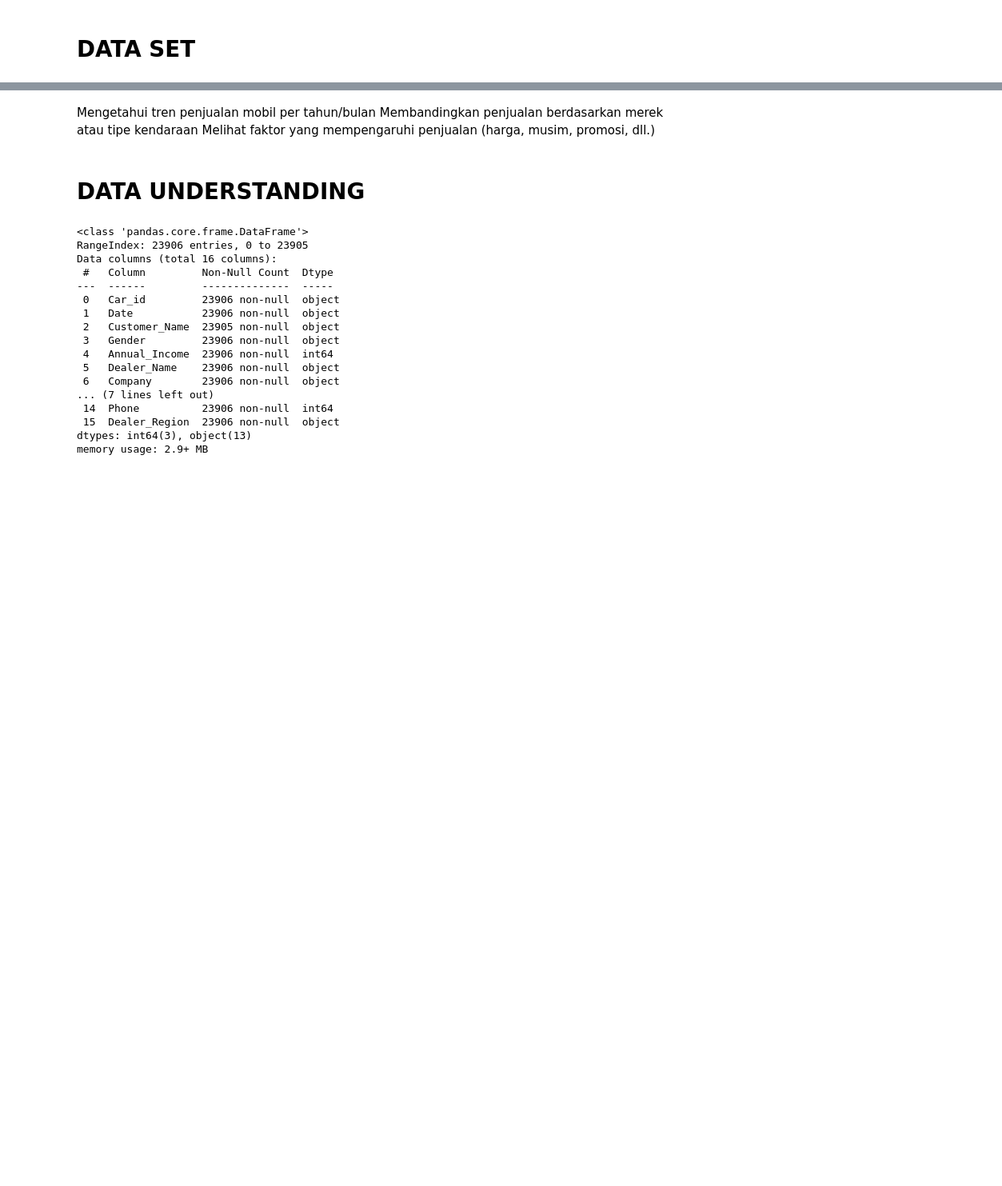
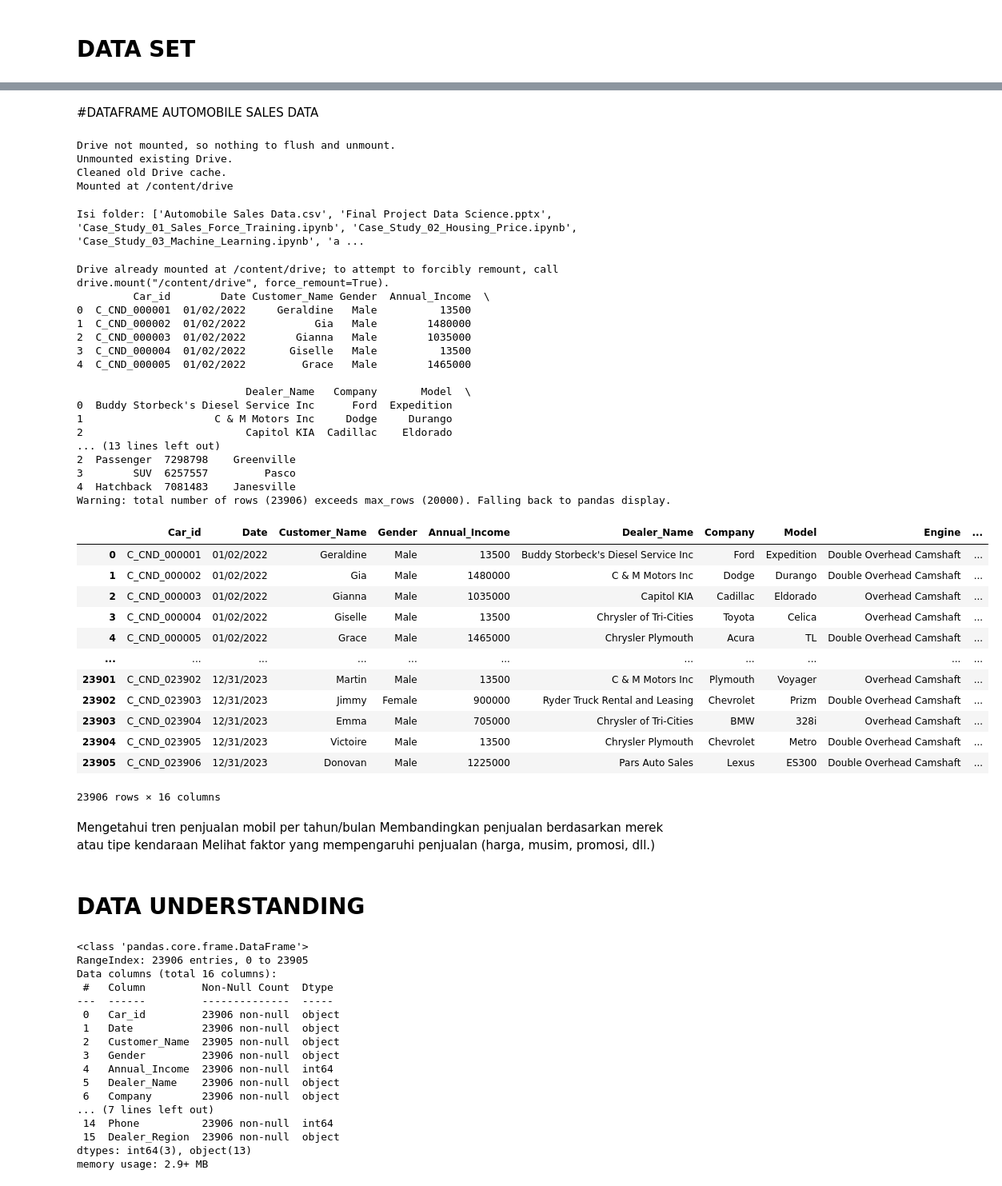
Before and after one commit to rodhipranoto/Final-Project-Data-Science---KelasWork, a Jupyter notebook: Case_Study_03_Machine_Learning.ipynb, the cells around one changed output, grey strips where cells are left out. Shown at 80% size. Drawn from its saved outputs; the diff is of its cells as text; code cells hidden in the pictures; blank space fills up the shorter version.

```diff
--- a/Case_Study_03_Machine_Learning.ipynb
+++ b/Case_Study_03_Machine_Learning.ipynb
@@ -21,3 +16,81 @@ df.head()
+# %% [markdown]
+#DATAFRAME AUTOMOBILE SALES DATA
+# %%
+# STEP 1: bersihin mount & kredensial lama
+from google.colab import drive
+try:
+    drive.flush_and_unmount()
+    print("Unmounted existing Drive.")
+except Exception as e:
+    print("No existing mount to unmount.")
+
+# hapus folder mount & cache kredensial yang bikin konflik
+!rm -rf /content/drive
+!rm -rf /root/.config/Google
+!rm -rf /root/.config/drivefs
+print("Cleaned old Drive cache.")
+
+drive.mount('/content/drive')
+# %% [output]
+Drive not mounted, so nothing to flush and unmount.
+Unmounted existing Drive.
+Cleaned old Drive cache.
+Mounted at /content/drive
+# %%
+import os
+drive_path = "/content/drive/MyDrive/Data science/Klass Work/Proyek/Doc"
+print("Isi folder:", os.listdir(drive_path))
+# %% [output]
+Isi folder: ['Automobile Sales Data.csv', 'Final Project Data Science.pptx', 'Case_Study_01_Sales_Force_Training.ipynb', 'Case_Study_02_Housing_Price.ipynb', 'Case_Study_03_Machine_Learning.ipynb', 'a ...
+# %%
+from google.colab import drive
+import pandas as pd
+from google.colab import data_table
+data_table.enable_dataframe_formatter()
+
+# Mount Google Drive
+drive.mount('/content/drive')
+
+# Setelah mount, cari path file
+# Misal file kamu ada di "My Drive/Datasets/Automobile Sales Data.csv"
+path = '/content/drive/My Drive/Data science/Klass Work/Proyek/Doc/Automobile Sales Data.csv'
+
+# Load CSV
+df = pd.read_csv(path)
+print(df.head())
+
+df   # tabel jadi bisa scroll, sort, filter
+# %% [output]
+Drive already mounted at /content/drive; to attempt to forcibly remount, call drive.mount("/content/drive", force_remount=True).
+         Car_id        Date Customer_Name Gender  Annual_Income  \
+0  C_CND_000001  01/02/2022     Geraldine   Male          13500
+1  C_CND_000002  01/02/2022           Gia   Male        1480000
+2  C_CND_000003  01/02/2022        Gianna   Male        1035000
+3  C_CND_000004  01/02/2022       Giselle   Male          13500
+4  C_CND_000005  01/02/2022         Grace   Male        1465000
+
+                           Dealer_Name   Company       Model  \
+0  Buddy Storbeck's Diesel Service Inc      Ford  Expedition
+1                     C & M Motors Inc     Dodge     Durango
+2                          Capitol KIA  Cadillac    Eldorado
+... (13 lines left out)
+2  Passenger  7298798    Greenville
+3        SUV  6257557         Pasco
+4  Hatchback  7081483    Janesville
+Warning: total number of rows (23906) exceeds max_rows (20000). Falling back to pandas display.
+|  | Car_id | Date | Customer_Name | Gender | Annual_Income | Dealer_Name | Company | Model | Engine | ... |
+| 0 | C_CND_000001 | 01/02/2022 | Geraldine | Male | 13500 | Buddy Storbeck's Diesel Service Inc | Ford | Expedition | Double Overhead Camshaft | ... |
+| 1 | C_CND_000002 | 01/02/2022 | Gia | Male | 1480000 | C & M Motors Inc | Dodge | Durango | Double Overhead Camshaft | ... |
+| 2 | C_CND_000003 | 01/02/2022 | Gianna | Male | 1035000 | Capitol KIA | Cadillac | Eldorado | Overhead Camshaft | ... |
+| 3 | C_CND_000004 | 01/02/2022 | Giselle | Male | 13500 | Chrysler of Tri-Cities | Toyota | Celica | Overhead Camshaft | ... |
+| 4 | C_CND_000005 | 01/02/2022 | Grace | Male | 1465000 | Chrysler Plymouth | Acura | TL | Double Overhead Camshaft | ... |
+| ... | ... | ... | ... | ... | ... | ... | ... | ... | ... | ... |
+| 23901 | C_CND_023902 | 12/31/2023 | Martin | Male | 13500 | C & M Motors Inc | Plymouth | Voyager | Overhead Camshaft | ... |
+| 23902 | C_CND_023903 | 12/31/2023 | Jimmy | Female | 900000 | Ryder Truck Rental and Leasing | Chevrolet | Prizm | Double Overhead Camshaft | ... |
+| 23903 | C_CND_023904 | 12/31/2023 | Emma | Male | 705000 | Chrysler of Tri-Cities | BMW | 328i | Overhead Camshaft | ... |
+| 23904 | C_CND_023905 | 12/31/2023 | Victoire | Male | 13500 | Chrysler Plymouth | Chevrolet | Metro | Double Overhead Camshaft | ... |
+| 23905 | C_CND_023906 | 12/31/2023 | Donovan | Male | 1225000 | Pars Auto Sales | Lexus | ES300 | Double Overhead Camshaft | ... |
+23906 rows × 16 columns
 # %% [markdown]
 Mengetahui tren penjualan mobil per tahun/bulan
 Membandingkan penjualan berdasarkan merek atau tipe kendaraan
```
Also changed, not shown: parts of 44 cells of this notebook.
